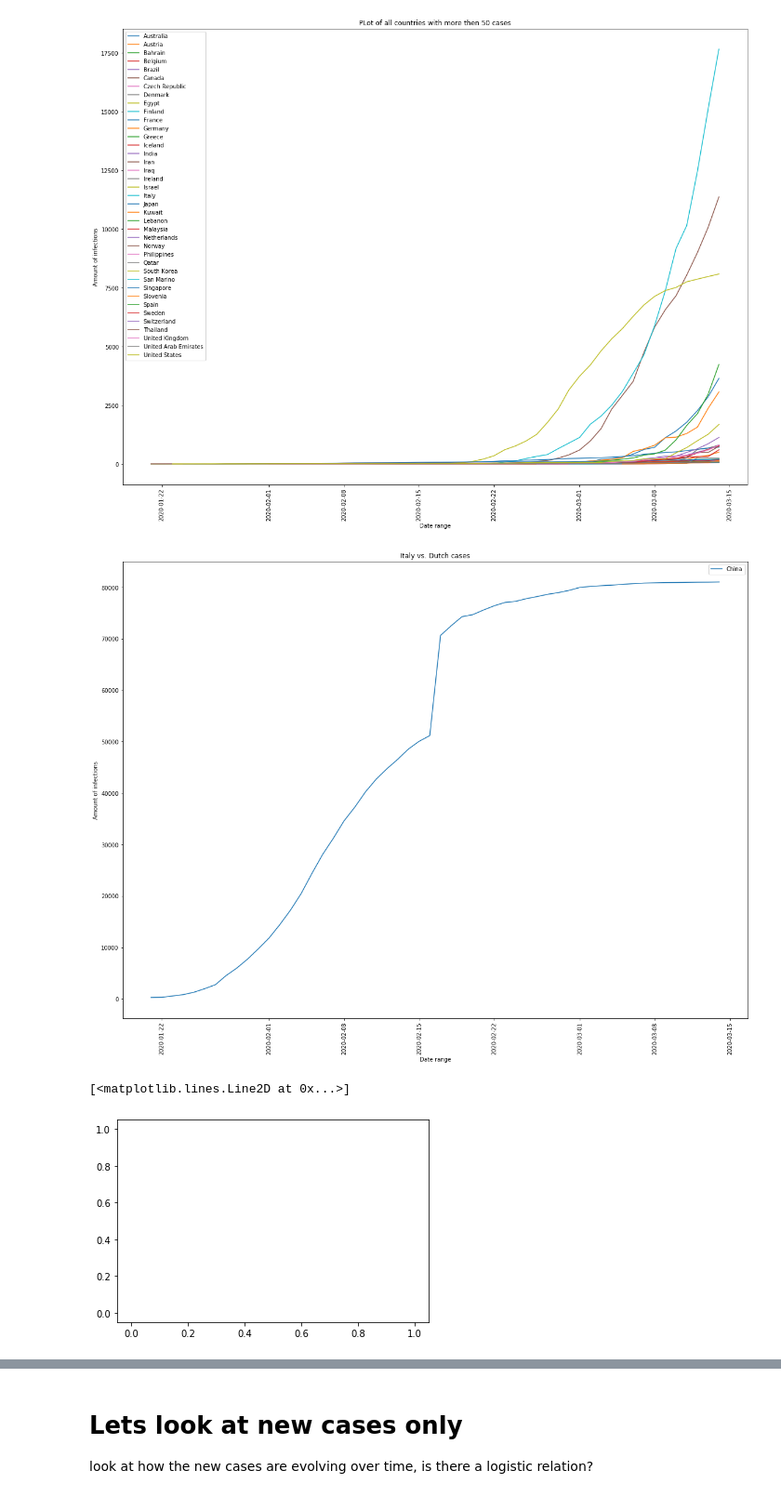
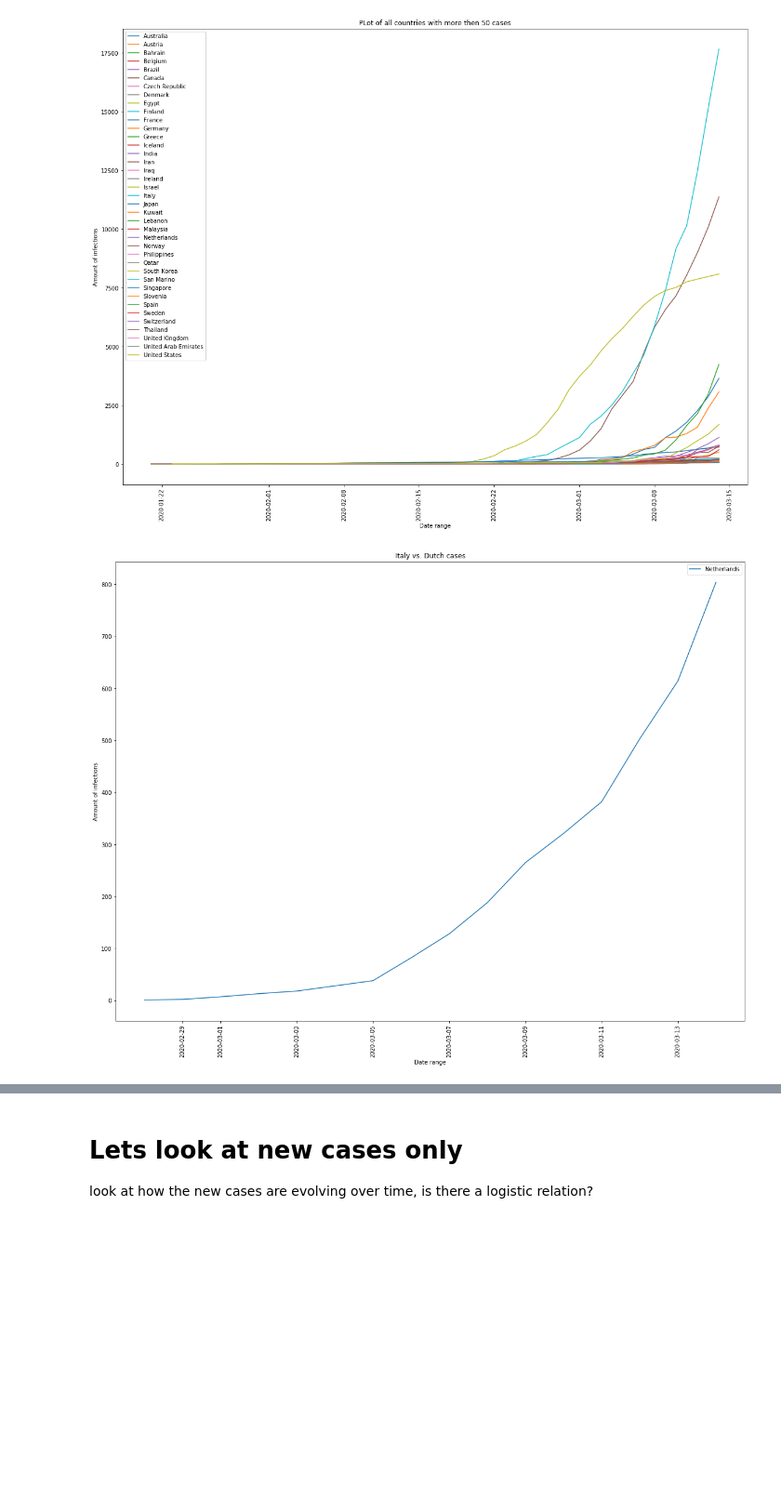
Before and after one commit to VincentFokker/Fruitpunch-AI-Covid-19, a Jupyter notebook: Impact on Health/OurWorldInData - Corona.ipynb, the cells around one changed output, grey strips where cells are left out. Shown at 93% size. Drawn from its saved outputs; the diff is of its cells as text; code cells hidden in the pictures; blank space fills up the shorter version.

```diff
--- a/Impact on Health/OurWorldInData - Corona.ipynb
+++ b/Impact on Health/OurWorldInData - Corona.ipynb
@@ -322,13 +296,10 @@ plot_total_cases(more_then_c_list, 'PLot of all countries with more then 50 case
 [figure]
 # %%
 # plot dutch cases against Italian cases
-country_list = ['China']
+country_list = ['Netherlands']
 plot_total_cases(country_list, 'Italy vs. Dutch cases')
-plt.plot([])
 # %% [output]
-[figure, old version]
+[figure, new version]
-[<matplotlib.lines.Line2D at 0x...>]
-[figure, removed]
 # %%
 #lets make it more interactive with plotly
 import plotly.graph_objects as go
```
Also changed, not shown: parts of 12 cells of this notebook, 1 other file.
